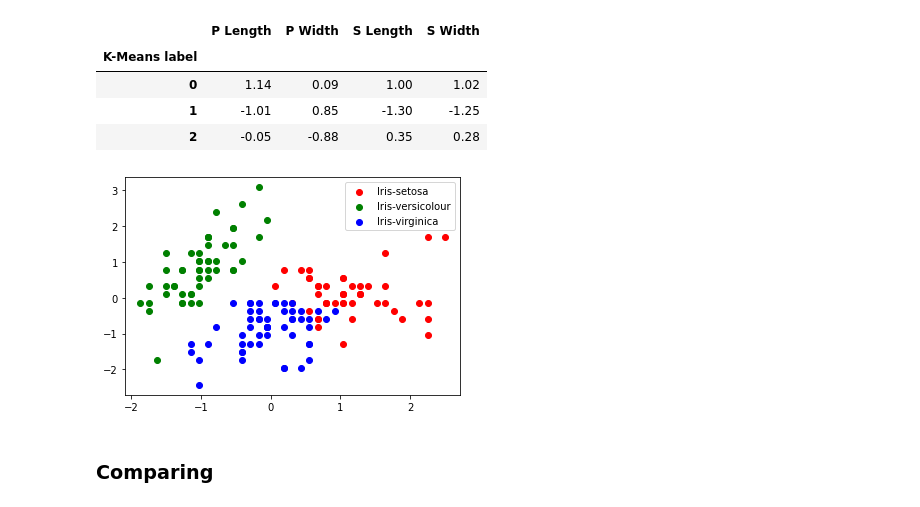
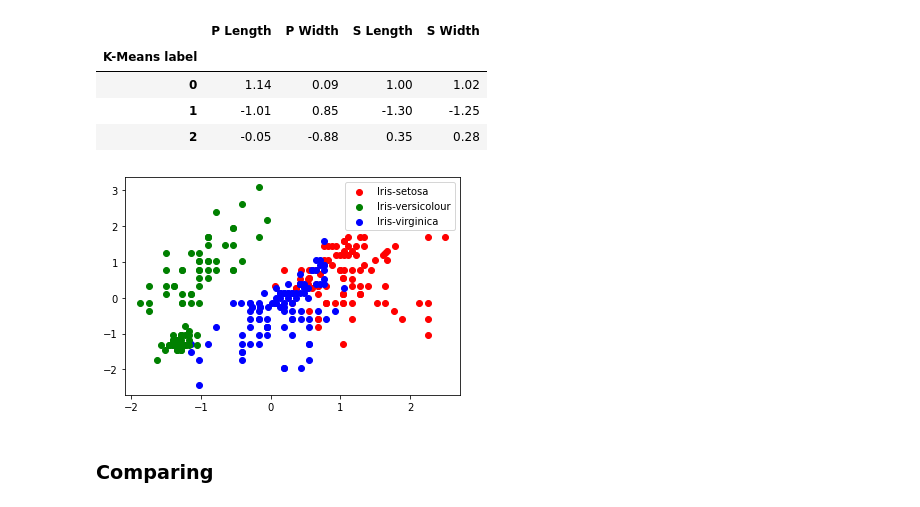
Before and after one commit to Granothon/PortfolioProjects, a Jupyter notebook: Kmeans iris data.ipynb, the cells around one changed output. Drawn from its saved outputs; the diff is of its cells as text; code cells hidden in the pictures.

```diff
--- a/Kmeans iris data.ipynb
+++ b/Kmeans iris data.ipynb
@@ -70,17 +70,24 @@ round(df2.groupby('K-Means label').mean(), 2) #round makes the numbers more read
 # %%
 # plot scaled data with clustering
 # here I "slice" the data with a mask/filter
 # first scatter plot is made by using the cluster-label == 0
 # second with cluster-label == 1
 # etc
 
+# petals
 plt.scatter(df_scaled[y_km == 0].iloc[:,0], df_scaled[y_km == 0].iloc[:,1], c = 'red', label = 'Iris-setosa')
 plt.scatter(df_scaled[y_km == 1].iloc[:,0], df_scaled[y_km == 1].iloc[:,1], c = 'green', label = 'Iris-versicolour')
 plt.scatter(df_scaled[y_km == 2].iloc[:,0], df_scaled[y_km == 2].iloc[:,1], c = 'blue', label = 'Iris-virginica')
+
+# sepals
+plt.scatter(df_scaled[y_km == 0].iloc[:,2], df_scaled[y_km == 0].iloc[:,3], c = 'red')
+plt.scatter(df_scaled[y_km == 1].iloc[:,2], df_scaled[y_km == 1].iloc[:,3], c = 'green')
+plt.scatter(df_scaled[y_km == 2].iloc[:,2], df_scaled[y_km == 2].iloc[:,3], c = 'blue')
+
 plt.legend() #makes the labels visible in the plot
 plt.show()
 # %% [output]
-[figure, old version]
+[figure, new version]
 # %% [markdown]
 ### Comparing
 # %%
```
